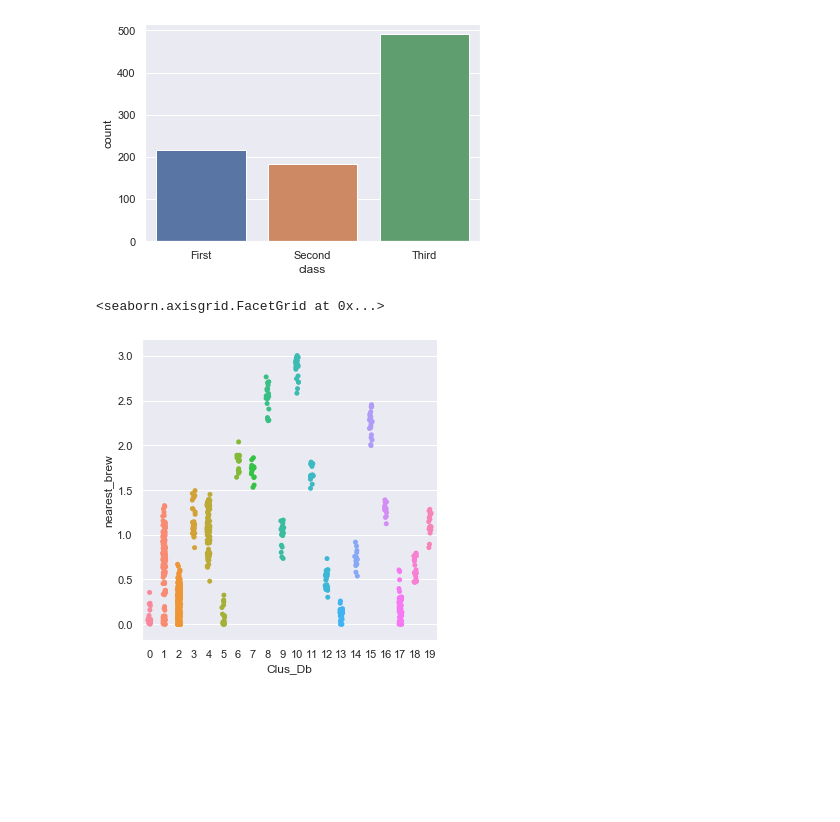
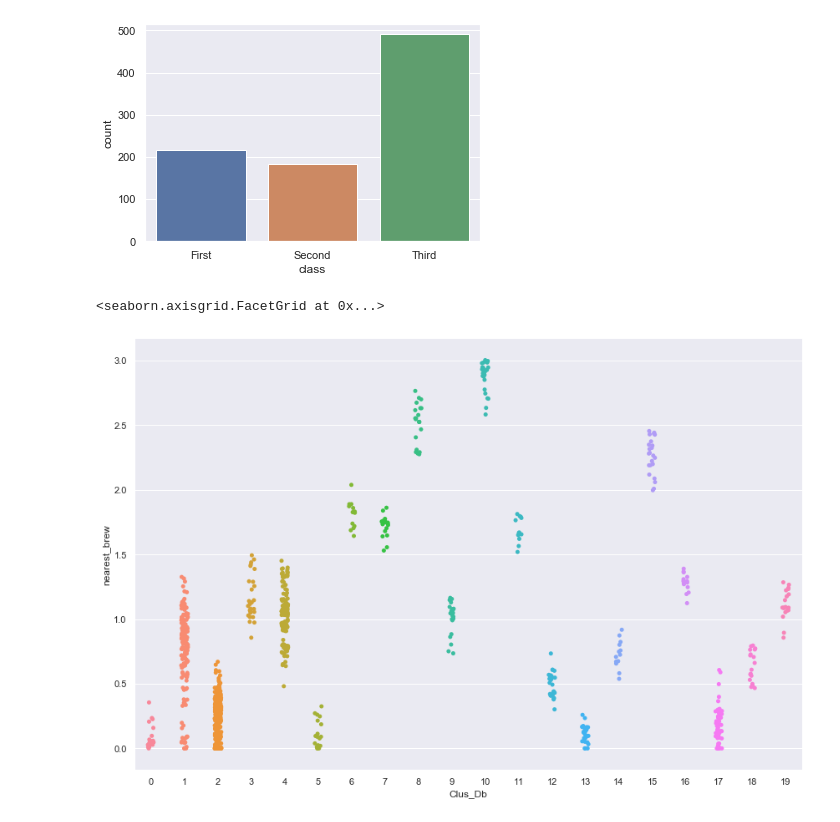
Before and after one commit to no50free/Twin_Cities_Cluster_Analysis, a Jupyter notebook: Capstone Cleaned.ipynb, the cells around one changed output. Drawn from its saved outputs; the diff is of its cells as text; code cells hidden in the pictures; blank space fills up the shorter version.

Commit message:
more plots

```diff
--- a/Capstone Cleaned.ipynb
+++ b/Capstone Cleaned.ipynb
@@ -664,8 +675,8 @@ ax = sns.countplot(x="class", hue='type', data=titanic)
 # %% [output]
 [figure]
 # %%
-sns.catplot(x='Clus_Db', y='nearest_brew', hue='Clus_Db', data=gdf[gdf['Clus_Db']!=-1])
+sns.catplot(x='Clus_Db', y='nearest_brew', hue='Clus_Db', data=gdf[gdf['Clus_Db']!=-1],height=8, aspect=1.5)
 # %% [output]
 <seaborn.axisgrid.FacetGrid at 0x...>
-[figure, old version]
+[figure, new version]
 # %%
```
Also changed, not shown: parts of 4 cells of this notebook.
